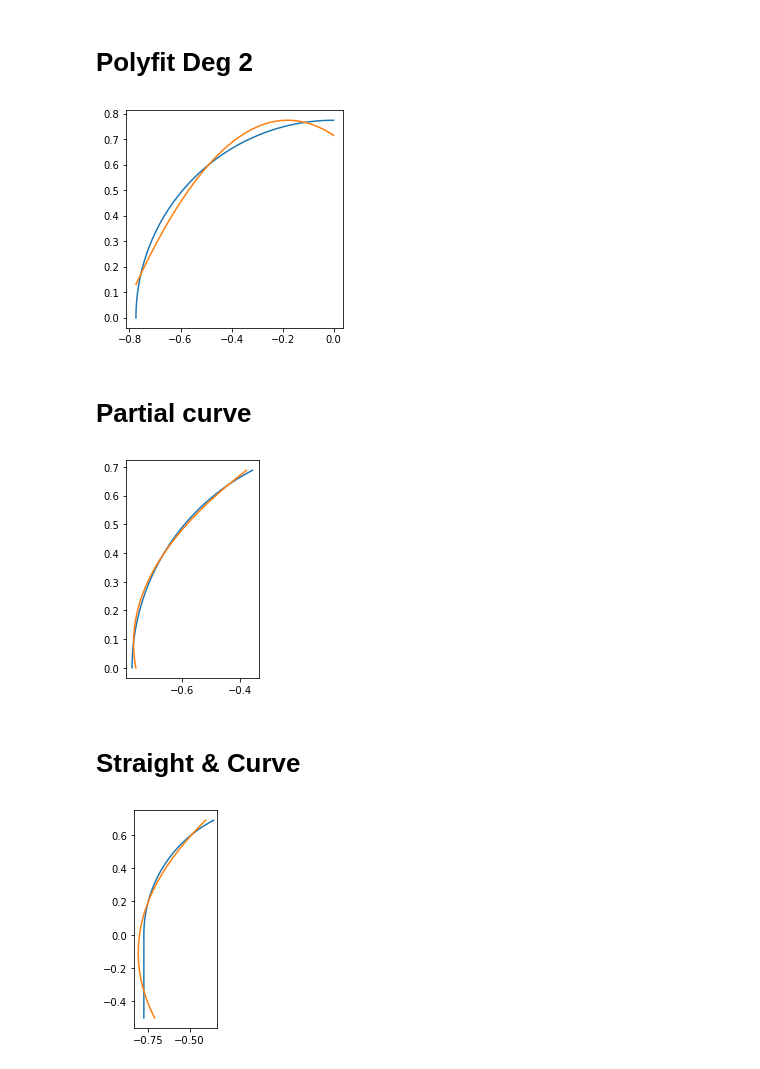
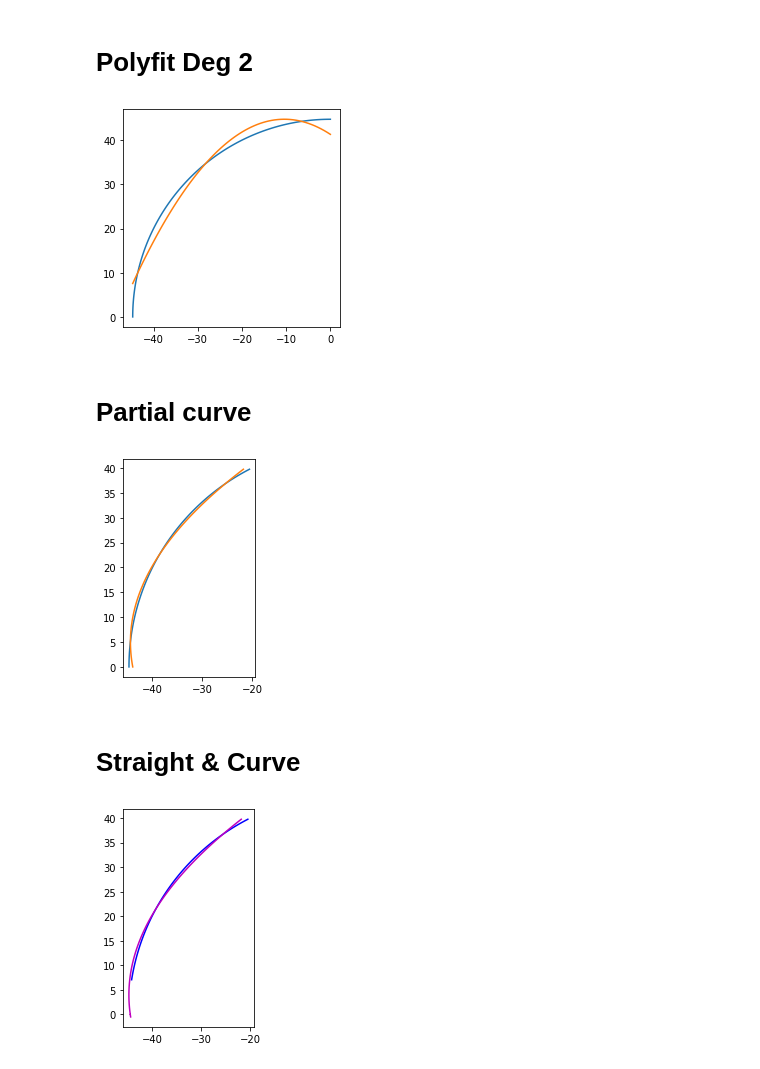
Before and after one commit to maximecharriere/AutonomousRcCar, a Jupyter notebook: TB documents/Présentaion finale/WhyLinereg.ipynb, the cells around one changed output. Saved outputs shown, nothing was run; the diff lists cells and outputs as text; code cells hidden in the pictures.

```diff
--- a/TB documents/Présentaion finale/WhyLinereg.ipynb
+++ b/TB documents/Présentaion finale/WhyLinereg.ipynb
@@ -6,7 +6,7 @@ import matplotlib.pyplot as plt
 theta = np.linspace(0.5*np.pi, np.pi, 100)
 
 # the radius of the circle
-r = np.sqrt(0.6)
+r = np.sqrt(2000)
 
 # compute x1 and x2
 x = r*np.cos(theta)
@@ -38,7 +38,7 @@ ax.plot(x, y_poly2)
 ax.set_aspect(1)
 plt.show()
 # %% [output]
-[figure, old version]
+[figure, new version]
 # %% [markdown]
 # Partial curve
 # %%
@@ -55,7 +55,7 @@ ax.plot(x_min_poly2, y_min)
 ax.set_aspect(1)
 plt.show()
 # %% [output]
-[figure, old version]
+[figure, new version]
 # %% [markdown]
 # Straight & Curve
 # %%
@@ -67,9 +67,9 @@ x_SC_poly2 = coef[0]*y_SC**2 + coef[1]*y_SC+ coef[2]
 # %%
 # create the figure
 fig, ax = plt.subplots(1)
-ax.plot(x_SC, y_SC)
-ax.plot(x_SC_poly2, y_SC)
+ax.plot(x_SC[:-20], y_SC[:-20], 'b')
+ax.plot(x_SC_poly2, y_SC,'m')
 ax.set_aspect(1)
 plt.show()
 # %% [output]
-[figure, old version]
+[figure, new version]
```
Also changed, not shown: parts of 1 cell of this notebook.
